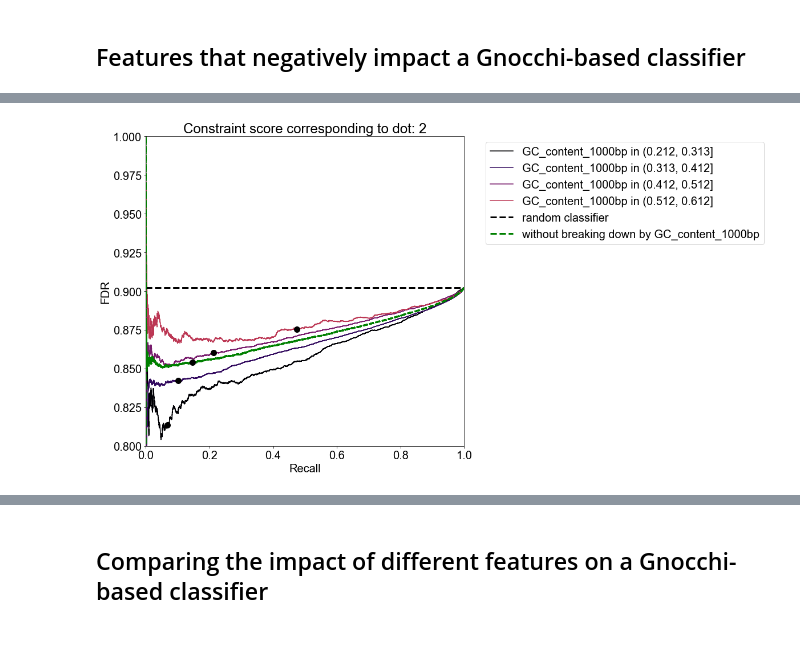
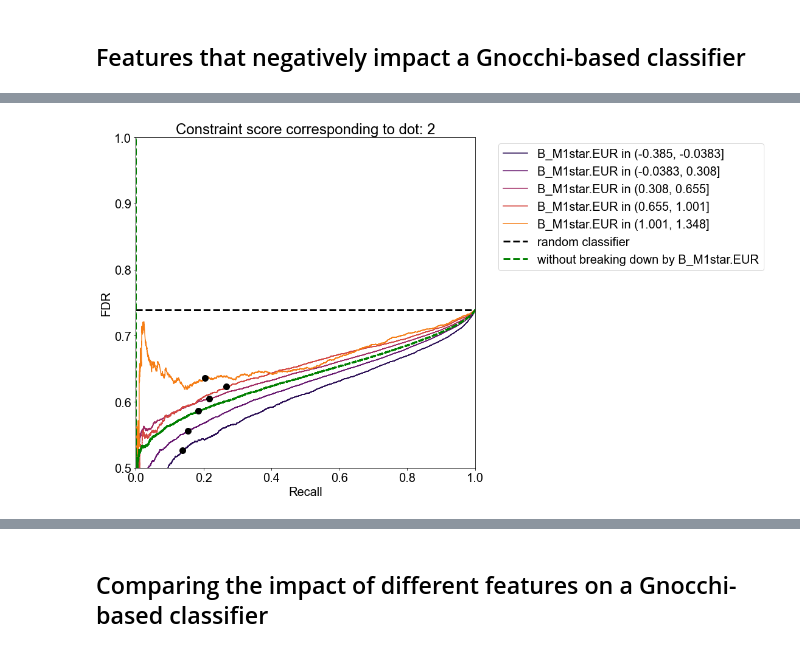
Before and after one commit to quinlan-lab/constraint-tools, a Jupyter notebook: papers/neutral_models_are_biased/2.ipynb, the cells around one changed output, grey strips where cells are left out. Cells and saved outputs as stored; diff of their text form; code cells hidden in the pictures.

Commit message:
add FDR vs recall plots

```diff
--- a/papers/neutral_models_are_biased/2.ipynb
+++ b/papers/neutral_models_are_biased/2.ipynb
@@ -75,9 +76,15 @@ def compute_positive_fraction(df, target):
   number_positive_examples = value_counts.get(True, 0)
   return number_positive_examples / (number_negative_examples + number_positive_examples)
 
-def plot_random_classifier(df, target, color, axis):
+def plot_random_classifier(df, target, type_, color, axis):
   r = compute_positive_fraction(df, target)
-  axis.plot([0, 1], [1-r, 1-r], linestyle='--', linewidth=3, color=color, label='random classifier') # TODO: change 1-r to r
+  if type_ == 'precision':
+    ys = [r, r]
+  elif type_ == 'FDR':
+    ys = [1-r, 1-r]
+  else:
+    raise ValueError(f'invalid type: {type_}')
+  axis.plot([0, 1], ys, linestyle='--', linewidth=3, color=color, label='random classifier')
 
 def downsample(df, group_columns, target):
   positive_class_sizes = df.groupby(group_columns)[target].apply(lambda ser: ser.value_counts().get(True, 0))
@@ -179,7 +186,7 @@ def get_features_and_lims_and_labels(df, gc_window_size, log=False):
 
   return features_and_lims_and_labels
 
-def plot_precision_recall_all_bins(df, feature, number_bins, constraint_score, target, ylim, constraint_score_to_plot):
+def plot_precision_recall_all_bins(df, type_, feature, number_bins, constraint_score, target, ylim, constraint_score_to_plot):
   plot_feature_distribution(df, feature, xlabel=feature, density=False)
 
   df = preprocess(df, feature, target, number_bins)
@@ -194,16 +201,31 @@ def plot_precision_recall_all_bins(df, feature, number_bins, constraint_score, t
     color = cmap(i / number_bins)
     targets, scores = df_bin[target], df_bin[constraint_score]
     precision, recall, thresholds = precision_recall_curve(targets, scores)
-    plt.plot(recall, 1 - precision, color=color, linestyle='-', label=f'{feature} in {feature_bin}') # TODO: change 1 - precision to precision
+    FDR = 1 - precision
+
+    if type_ == 'precision':
+      ys = precision
+    elif type_ == 'FDR':
+      ys = FDR
+    else:
+      raise ValueError(f'invalid type: {type_}')
+
+    plt.plot(recall, ys, color=color, linestyle='-', label=f'{feature} in {feature_bin}')
     closest_score_idx = np.argmin(np.abs(thresholds - constraint_score_to_plot))
     # Plot the point on the PR curve corresponding to a threshold closest to given constraint score
-    plt.plot(recall[closest_score_idx], 1 - precision[closest_score_idx], 'ko', markersize=10, label=None) # TODO: change 1 - precision to precision
+    plt.plot(recall[closest_score_idx], ys[closest_score_idx], 'ko', markersize=10, label=None)
+
+    precision = precision[closest_score_idx]
+    FDR = 1 - precision
+    r = compute_positive_fraction(df_bin, target)
+    print(f'{feature_bin}: r = {r}; precision = {precision}; precision/r = {precision/r}; FDR = {FDR}; FDR/(1-r) = {FDR/(1-r)}')
 
   r = compute_positive_fraction(df, target)
 
   plot_random_classifier(
     df,
     target,
+    type_=type_,
     color='black',
     axis=ax,
   )
@@ -211,45 +233,65 @@ def plot_precision_recall_all_bins(df, feature, number_bins, constraint_score, t
   # plot performance of classifier without breaking down by feature
   targets, scores = df[target], df[constraint_score]
   precision, recall, thresholds = precision_recall_curve(targets, scores)
-  plt.plot(recall, 1 - precision, color='green', linewidth=3, linestyle='--', label=f'without breaking down by {feature}') # TODO: change 1 - precision to precision
+  FDR = 1 - precision
+  if type_ == 'precision':
+    ys = precision
+  elif type_ == 'FDR':
+    ys = FDR
+  else:
+    raise ValueError(f'invalid type: {type_}')
+  plt.plot(recall, ys, color='green', linewidth=3, linestyle='--', label=f'without breaking down by {feature}')
   closest_score_idx = np.argmin(np.abs(thresholds - constraint_score_to_plot))
   # Plot the point on the PR curve corresponding to a threshold closest to given constraint score
-  plt.plot(recall[closest_score_idx], 1 - precision[closest_score_idx], 'ko', markersize=10, label=None) # TODO: change 1 - precision to precision
+  plt.plot(recall[closest_score_idx], ys[closest_score_idx], 'ko', markersize=10, label=None)
+
+  r = compute_positive_fraction(df, target)
+  print(f'r = {r}; FDR = {FDR[closest_score_idx] }; FDR/(1-r) = {FDR[closest_score_idx] /(1-r)}')
 
   ax.grid(False)
   plt.legend(bbox_to_anchor=(1.05, 1), loc='upper left')
   ax.set_xlabel('Recall')
-  ax.set_ylabel('FDR') # TODO: change FDR to precision
+  if type_ == 'precision':
+    ylabel = 'Precision'
+  elif type_ == 'FDR':
+    ylabel = 'FDR'
+  else:
+    raise ValueError(f'invalid type: {type_}')
+  ax.set_ylabel(ylabel)
   ax.set_xlim(0, 1)
   if not ylim:
-    ax.set_ylim(0, 2*(1-r)) # TODO: change 1-r to r
-  else:
-    ax.set_ylim(ylim)
+    if type_ == 'precision':
+      ylim = (0, 2*r)
+    elif type_ == 'FDR':
+      ylim = (0, 2*(1-r))
+    else:
+      raise ValueError(f'invalid type: {type_}')
+  ax.set_ylim(ylim) # type: ignore
   ax.set_title(f'Constraint score corresponding to dot: {constraint_score_to_plot}')
   plt.show()
 
 def plot_precision_recall_with_and_without_slicing(
     df,
+    type_,
     gc_window_size,
     feature,
     number_bins,
+    ylim,
     constraint_score='gnocchi',
     target='window overlaps enhancer',
-    ylim=(0.8, 1), # TODO: change ylim to None
     constraint_score_to_plot=2
 ):
   assert feature in [f for f, _, _, _ in get_features_and_lims_and_labels(df, gc_window_size)]
 
-  plot_precision_recall_all_bins(df, feature, number_bins, constraint_score, target, ylim, constraint_score_to_plot)
+  plot_precision_recall_all_bins(df, type_, feature, number_bins, constraint_score, target, ylim, constraint_score_to_plot)
 
   conditional_features_and_center_lims = [
     (f, cl) for f, cl, _, _ in get_features_and_lims_and_labels(df, gc_window_size) if f != feature
   ]
   df_sliced = slice_feature_space(df, conditional_features_and_center_lims)
-  plot_precision_recall_all_bins(df_sliced, feature, number_bins, constraint_score, target, ylim, constraint_score_to_plot)
+  plot_precision_recall_all_bins(df_sliced, type_, feature, number_bins, constraint_score, target, ylim, constraint_score_to_plot)
 
-plot_precision_recall_with_and_without_slicing(WINDOWS, gc_window_size=1000, feature='GC_content_1000bp', number_bins=6)
-# plot_precision_recall_with_and_without_slicing(WINDOWS, gc_window_size=1000000, feature='GC_content_1000000bp', number_bins=8)
-# plot_precision_recall_with_and_without_slicing(WINDOWS, gc_window_size=1000, feature='B', number_bins=6)
-# plot_precision_recall_with_and_without_slicing(WINDOWS, gc_window_size=1000, feature='B_M1star.EUR', number_bins=7)
+# plot_precision_recall_with_and_without_slicing(WINDOWS, type_='FDR', gc_window_size=1000, feature='GC_content_1000bp', number_bins=6, ylim=(0.75, 1))
+# plot_precision_recall_with_and_without_slicing(WINDOWS, type_='FDR', gc_window_size=1000, feature='B', number_bins=6, ylim=(0.5, 1))
+plot_precision_recall_with_and_without_slicing(WINDOWS, type_='FDR', gc_window_size=1000, feature='B_M1star.EUR', number_bins=7, ylim=(0.5, 1))
 # %% [output]
@@ -261 +310 @@ plot_precision_recall_with_and_without_slicing(WINDOWS, gc_window_size=1000, fea
-[figure, old version]
+[figure, new version]
```
Also changed, not shown: parts of 4 cells of this notebook.
